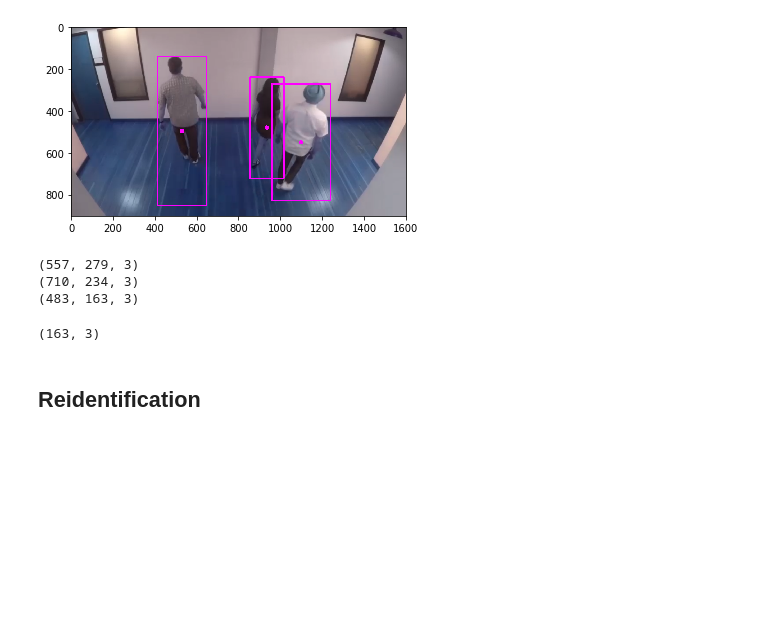
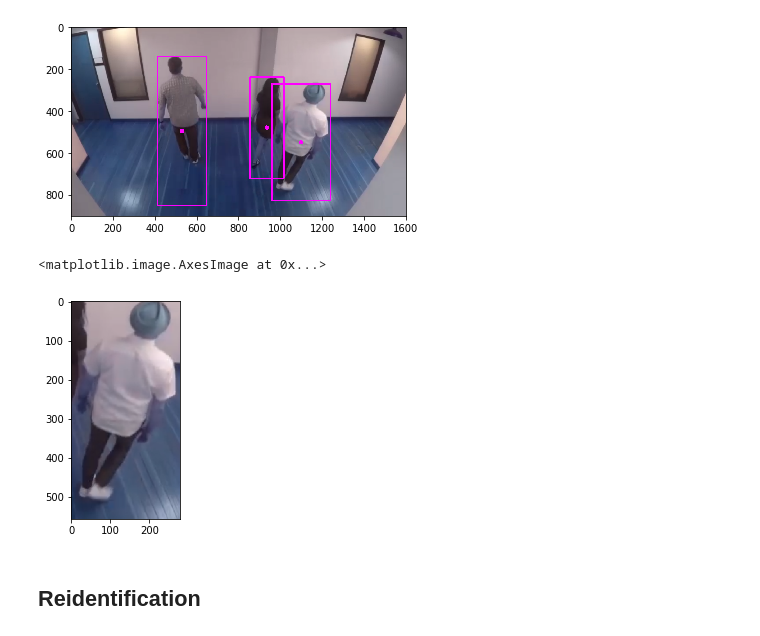
Before and after one commit to BenedictusAryo/practice_opencv, a Jupyter notebook: test_openvino/people_tracking/Research Model.ipynb, the cells around one changed output. Drawn from its saved outputs; the diff is of its cells as text; code cells hidden in the pictures; blank space fills up the shorter version.

```diff
--- a/test_openvino/people_tracking/Research Model.ipynb
+++ b/test_openvino/people_tracking/Research Model.ipynb
@@ -95,9 +95,9 @@ for detection in res[0][0]:
     xmax = int(detection[5] * image.shape[1])
     ymax = int(detection[6] * image.shape[0])
     if confidence > 0.9:
+        crop_person = image[ymin:ymax, xmin:xmax].copy()
+        person_db.append(crop_person)
         cv.rectangle(image, (xmin, ymin), (xmax, ymax), (255,0,255), 5)
-        crop_person = image[ymin:ymax, xmin:xmax]
-        person_db.append(crop_person)
         centroid = (int(xmin + ((xmax - xmin)/2)), int(ymin + ((ymax-ymin)/2)))
         cv.circle(image, centroid, 5, (255,0,255), 10)
 
@@ -105,17 +105,16 @@ for detection in res[0][0]:
 plt.imshow(image);
 # %% [output]
 [figure]
+# %%
+plt.imshow(person_db[0])
+# %% [output]
+<matplotlib.image.AxesImage at 0x...>
+[figure, added]
 # %%
 for i in person_db:
     print(i.shape)
-# %% [output]
-(557, 279, 3)
-(710, 234, 3)
-(483, 163, 3)
 # %%
 crop_person[2].shape
-# %% [output]
-(163, 3)
 # %% [markdown]
 ## Reidentification
 # %%
```
Also changed, not shown: parts of 3 cells of this notebook, 1 other file.
